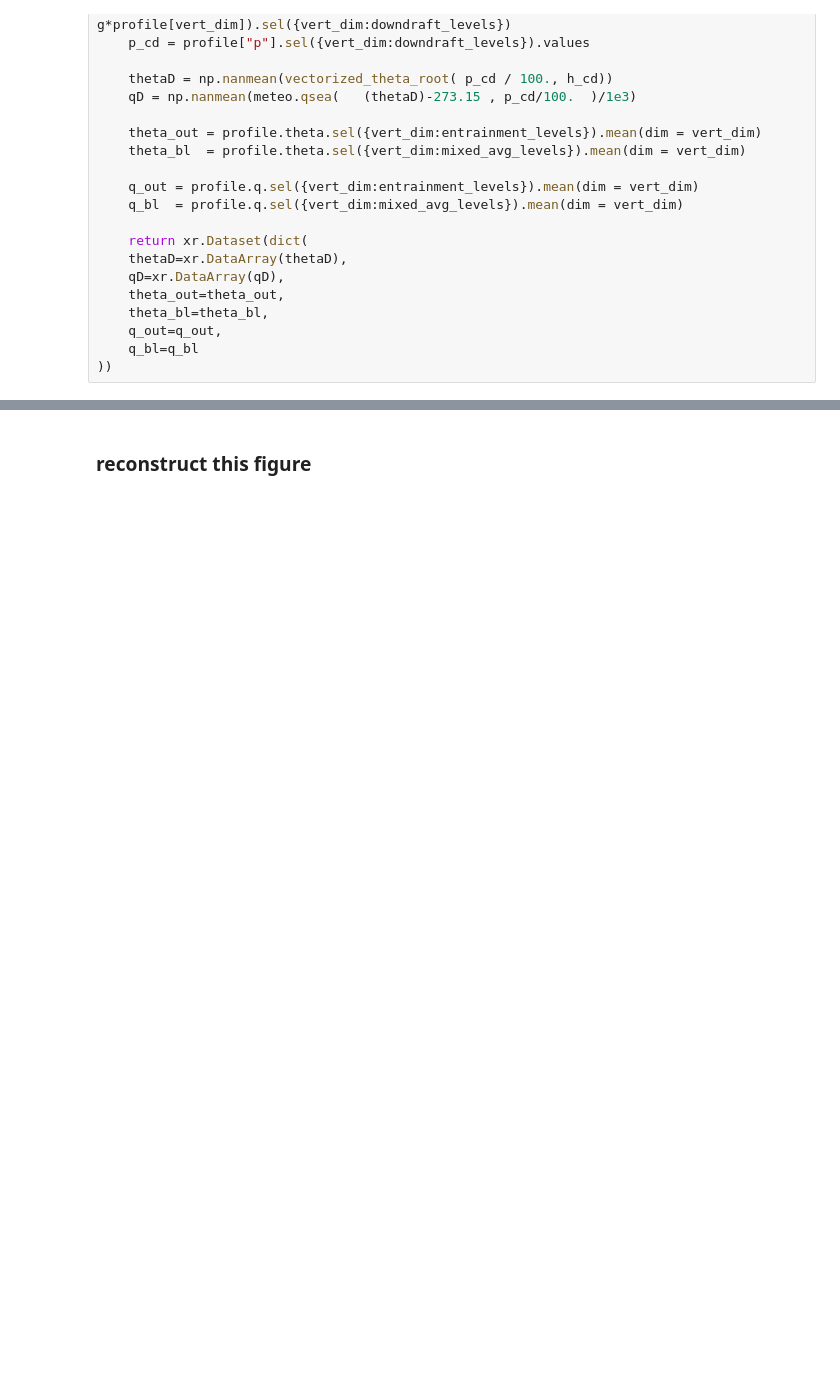
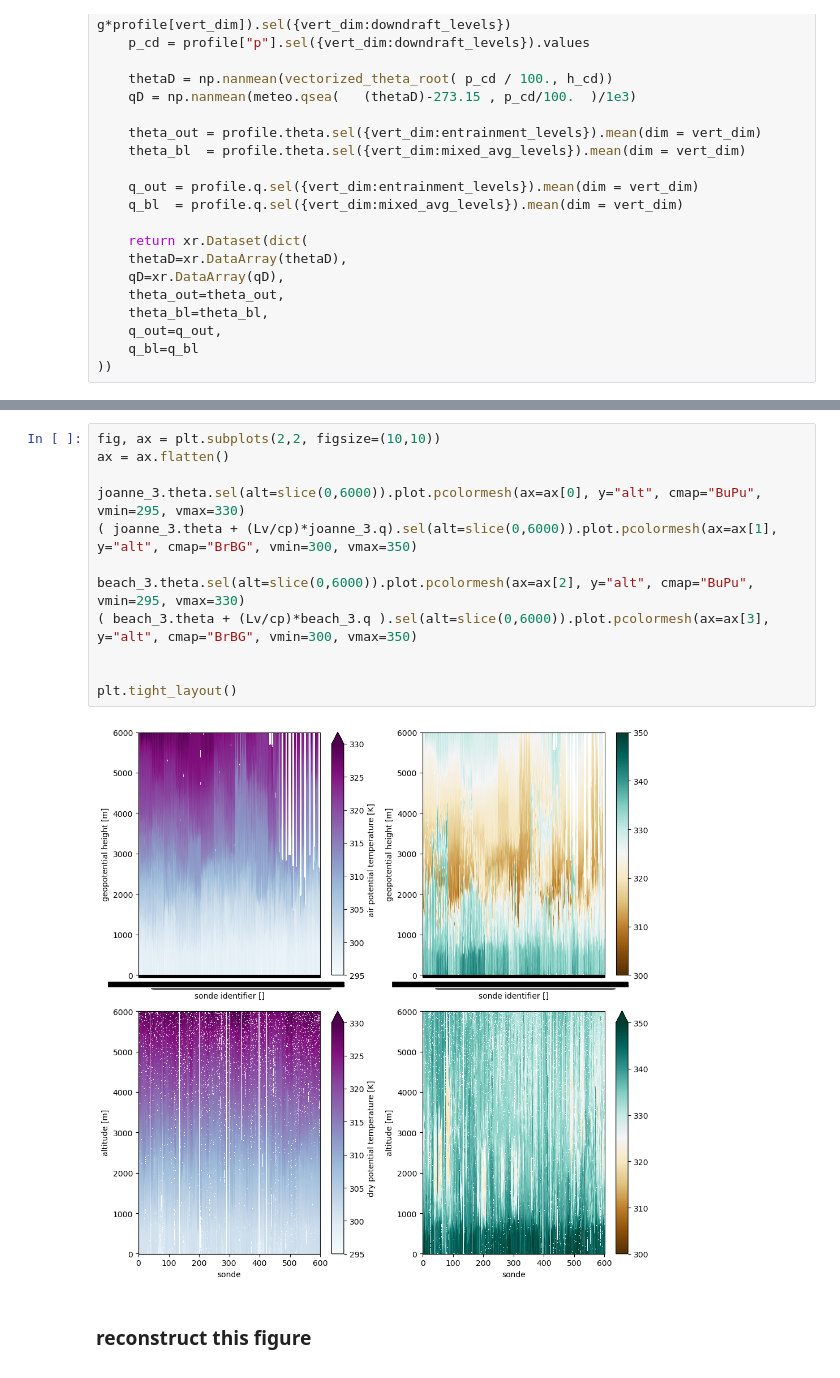
Before and after one commit to meteorologopazzo/BCO_observational, a Jupyter notebook: mass_fluxes_profiles/dropsondes_adv_massfluxes.ipynb, the cells around one changed output, grey strips where cells are left out. Drawn from its saved outputs; the diff is of its cells as text; blank space fills up the shorter version.

```diff
--- a/mass_fluxes_profiles/dropsondes_adv_massfluxes.ipynb
+++ b/mass_fluxes_profiles/dropsondes_adv_massfluxes.ipynb
@@ -602,3 +631,17 @@ Text(0, 0.5, '$\\rm q$')
+# %%
+fig, ax = plt.subplots(2,2, figsize=(10,10))
+ax = ax.flatten()
+
+joanne_3.theta.sel(alt=slice(0,6000)).plot.pcolormesh(ax=ax[0], y="alt", cmap="BuPu", vmin=295, vmax=330)
+( joanne_3.theta + (Lv/cp)*joanne_3.q).sel(alt=slice(0,6000)).plot.pcolormesh(ax=ax[1], y="alt", cmap="BrBG", vmin=300, vmax=350)
+
+beach_3.theta.sel(alt=slice(0,6000)).plot.pcolormesh(ax=ax[2], y="alt", cmap="BuPu", vmin=295, vmax=330)
+( beach_3.theta + (Lv/cp)*beach_3.q ).sel(alt=slice(0,6000)).plot.pcolormesh(ax=ax[3], y="alt", cmap="BrBG", vmin=300, vmax=350)
+
+
+plt.tight_layout()
+# %% [output]
+[figure, added]
 # %% [markdown]
 ### reconstruct this figure
 ![image.png](attachment:image.png)
```
Also changed, not shown: parts of 4 cells of this notebook, 1 other file.
